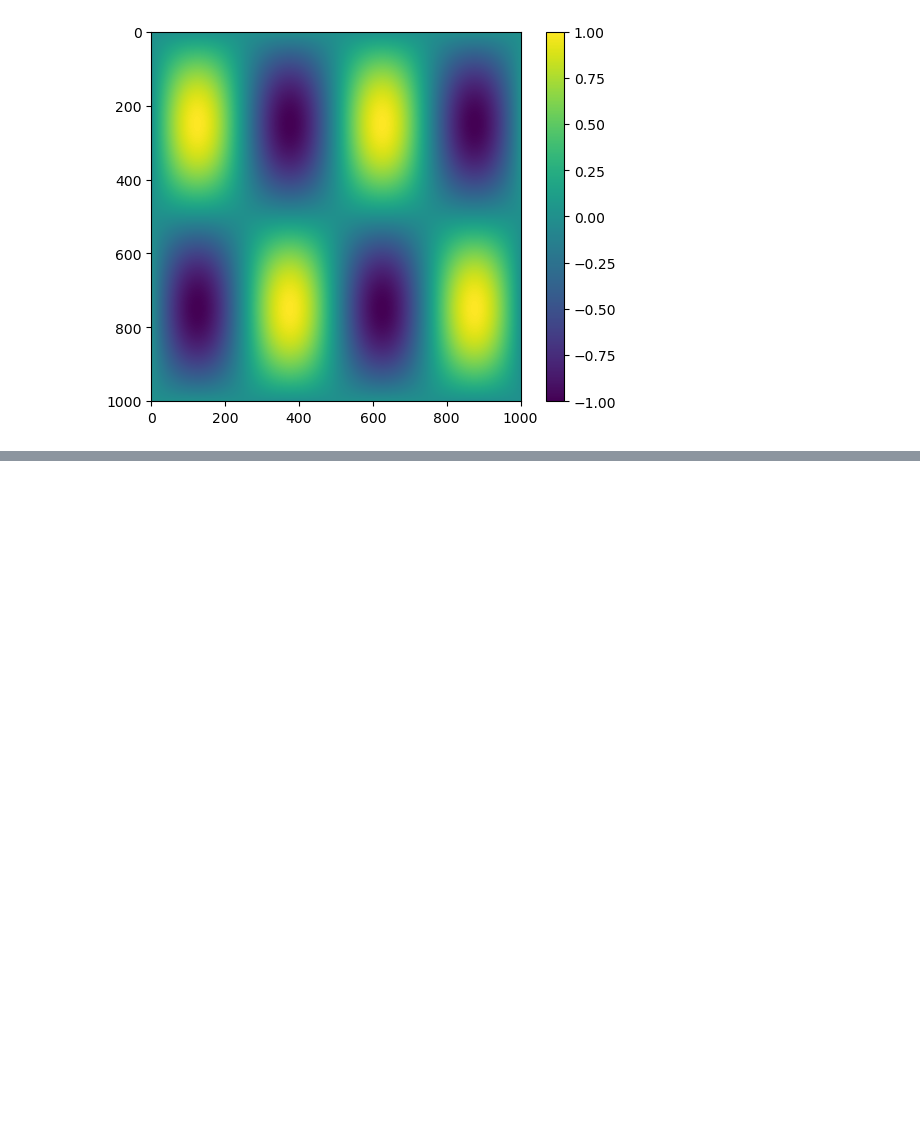
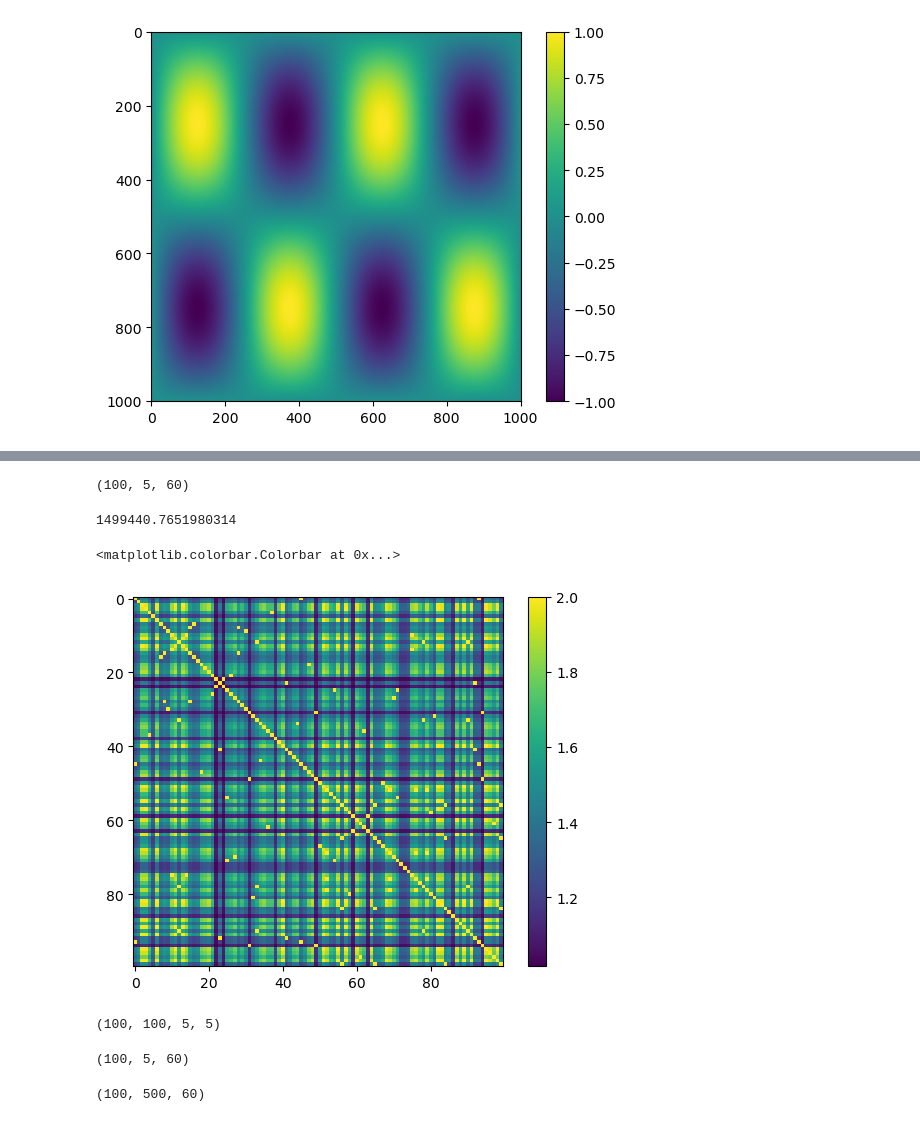
Before and after one commit to TheoBourdais/ModelAggregation, a Jupyter notebook: AggregatePDESolvers/gaussian_pde_solve.ipynb, the cells around one changed output, grey strips where cells are left out. Saved outputs shown, nothing was run; the diff lists cells and outputs as text; code cells hidden in the pictures; blank space fills up the shorter version.

```diff
--- a/AggregatePDESolvers/gaussian_pde_solve.ipynb
+++ b/AggregatePDESolvers/gaussian_pde_solve.ipynb
@@ -77,0 +189,7 @@ for sol in sols:
+# %%
+UF=[make_u_f() for _ in range(100)]
+U=np.stack([uf[0] for uf in UF],axis=0)
+F=np.stack([uf[1] for uf in UF],axis=0)
+
+
+Y=np.stack([sample_from_u(u_i,1000) for u_i in U],axis=0)
@@ -77,0 +235,33 @@ for sol in sols:
+# %%
+model_transforms.shape
+# %% [output]
+(100, 5, 60)
+# %%
+l=np.sqrt(np.mean([np.linalg.norm(sample_from_u(lambda x,y:fi([x,y]),1000))**2 for fi in F]))
+# %%
+l
+# %% [output]
+1499440.7651980314
+# %%
+
+
+def gaussian_separable_kernel(Ffunctions,Gfunctions,mat,l):
+    F_vals=np.stack([sample_from_u(lambda x,y:fi([x,y]),1000) for fi in Ffunctions])
+    if Gfunctions is not None:
+        G_vals=np.stack([sample_from_u(lambda x,y:fi([x,y]),1000) for fi in Gfunctions])
+    else:
+        G_vals=F_vals
+    K1=rbf_kernel(F_vals.reshape(F_vals.shape[0],-1),G_vals.reshape(G_vals.shape[0],-1),gamma=1/(2*l**2))
+
+    return K1[:,:,None,None]*mat[None,None,:,:]
+
+my_kernel=partial(gaussian_separable_kernel,mat=np.eye(len(solvers)),l=l)
+# %%
+kernel_matrix=my_kernel(F,None)
+kernel_matrix+=1
+# %%
+plt.imshow(kernel_matrix[:,:,0,0])
+plt.colorbar()
+# %% [output]
+<matplotlib.colorbar.Colorbar at 0x...>
+[figure, added]
@@ -77,0 +271,12 @@ for sol in sols:
+# %%
+kernel_matrix.shape
+# %% [output]
+(100, 100, 5, 5)
+# %%
+model_transforms.shape
+# %% [output]
+(100, 5, 60)
+# %%
+to_invert.shape
+# %% [output]
+(100, 500, 60)
```
Also changed, not shown: parts of 36 cells of this notebook.
